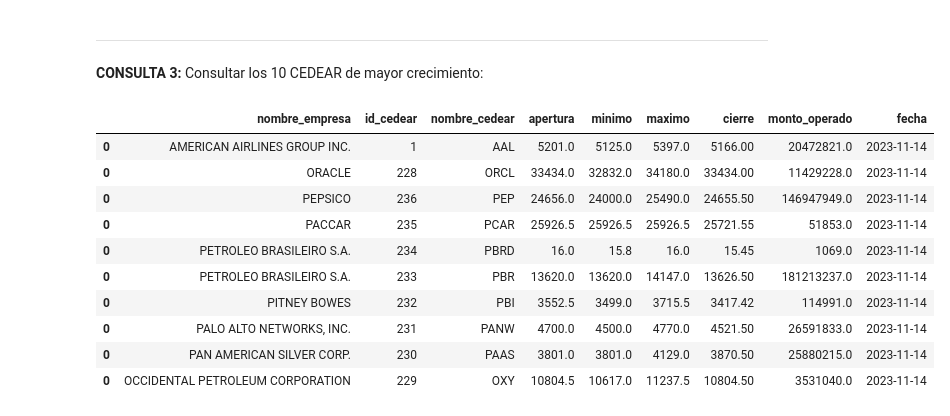
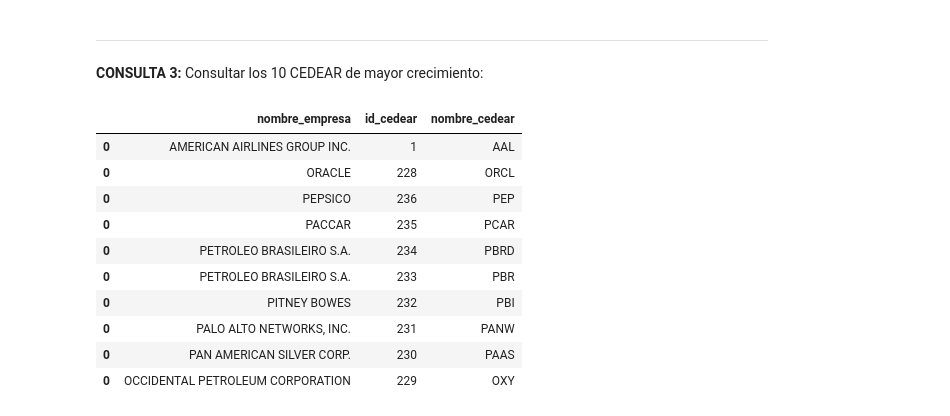
Before and after one commit to nicolasgds/ProyectoIntegrador2023, a Jupyter notebook: main.ipynb, the cells around one changed output. Drawn from its saved outputs; the diff is of its cells as text; code cells hidden in the pictures.

```diff
--- a/main.ipynb
+++ b/main.ipynb
@@ -338,41 +338,41 @@ plt.show()
 # %%
 # Leemos todos los registros guardados:
 comando = "SELECT * FROM registros;"
 df_consulta = pd.read_sql(comando, connection)
 
 # Consultamos la fecha más antigua y la más actual:
 fecha_min = df_consulta['fecha'].min()
 fecha_max = df_consulta['fecha'].max()
 
 # Segregamos los datos en 2 dataframes discriminados por fecha:
 df_1 = df_consulta[df_consulta['fecha'] == fecha_min]
 df_2 = df_consulta[df_consulta['fecha'] == fecha_max]
 
 # Calculamos la diferencia entre valores de cierre antíguo y actual:
 crecimiento = df_2['cierre'] - df_1['cierre']
 
 # Los ordenamos de forma descendente y tomamos los índices de los primeros elementos:
 crecimiento.sort_values(ascending=False, inplace=True)
 id_cedear = list(crecimiento.head(10).index)
 id_cedear = [i + 1 for i in id_cedear]
 
 # Realizamos la consulta:
 df_consulta = pd.DataFrame()
 for i in range(len(id_cedear)):
-    comando = "SELECT nombre_empresa, id_cedear, nombre_cedear, apertura, minimo, maximo, cierre, monto_operado, fecha FROM empresas INNER JOIN cedear ON cedear.indice_empresa = empresas.id_empresa INNER JOIN registros ON registros.indice_cedear = cedear.id_cedear WHERE id_cedear = '"+str(id_cedear[i])+"';"
+    comando = "SELECT nombre_empresa, id_cedear, nombre_cedear FROM empresas INNER JOIN cedear ON cedear.indice_empresa = empresas.id_empresa WHERE id_cedear = '"+str(id_cedear[i])+"';"
     df_top = pd.read_sql(comando, connection)
     df_consulta = pd.concat([df_consulta, df_top])
 
 df_consulta
 # %% [output]
-|  | nombre_empresa | id_cedear | nombre_cedear | apertura | minimo | maximo | cierre | monto_operado | fecha |
-| 0 | AMERICAN AIRLINES GROUP INC. | 1 | AAL | 5201.0 | 5125.0 | 5397.0 | 5166.00 | 20472821.0 | 2023-11-14 |
-| 0 | ORACLE | 228 | ORCL | 33434.0 | 32832.0 | 34180.0 | 33434.00 | 11429228.0 | 2023-11-14 |
-| 0 | PEPSICO | 236 | PEP | 24656.0 | 24000.0 | 25490.0 | 24655.50 | 146947949.0 | 2023-11-14 |
-| 0 | PACCAR | 235 | PCAR | 25926.5 | 25926.5 | 25926.5 | 25721.55 | 51853.0 | 2023-11-14 |
-| 0 | PETROLEO BRASILEIRO S.A. | 234 | PBRD | 16.0 | 15.8 | 16.0 | 15.45 | 1069.0 | 2023-11-14 |
-| 0 | PETROLEO BRASILEIRO S.A. | 233 | PBR | 13620.0 | 13620.0 | 14147.0 | 13626.50 | 181213237.0 | 2023-11-14 |
-| 0 | PITNEY BOWES | 232 | PBI | 3552.5 | 3499.0 | 3715.5 | 3417.42 | 114991.0 | 2023-11-14 |
-| 0 | PALO ALTO NETWORKS, INC. | 231 | PANW | 4700.0 | 4500.0 | 4770.0 | 4521.50 | 26591833.0 | 2023-11-14 |
-| 0 | PAN AMERICAN SILVER CORP. | 230 | PAAS | 3801.0 | 3801.0 | 4129.0 | 3870.50 | 25880215.0 | 2023-11-14 |
-| 0 | OCCIDENTAL PETROLEUM CORPORATION | 229 | OXY | 10804.5 | 10617.0 | 11237.5 | 10804.50 | 3531040.0 | 2023-11-14 |
+|  | nombre_empresa | id_cedear | nombre_cedear |
+| 0 | AMERICAN AIRLINES GROUP INC. | 1 | AAL |
+| 0 | ORACLE | 228 | ORCL |
+| 0 | PEPSICO | 236 | PEP |
+| 0 | PACCAR | 235 | PCAR |
+| 0 | PETROLEO BRASILEIRO S.A. | 234 | PBRD |
+| 0 | PETROLEO BRASILEIRO S.A. | 233 | PBR |
+| 0 | PITNEY BOWES | 232 | PBI |
+| 0 | PALO ALTO NETWORKS, INC. | 231 | PANW |
+| 0 | PAN AMERICAN SILVER CORP. | 230 | PAAS |
+| 0 | OCCIDENTAL PETROLEUM CORPORATION | 229 | OXY |
```
